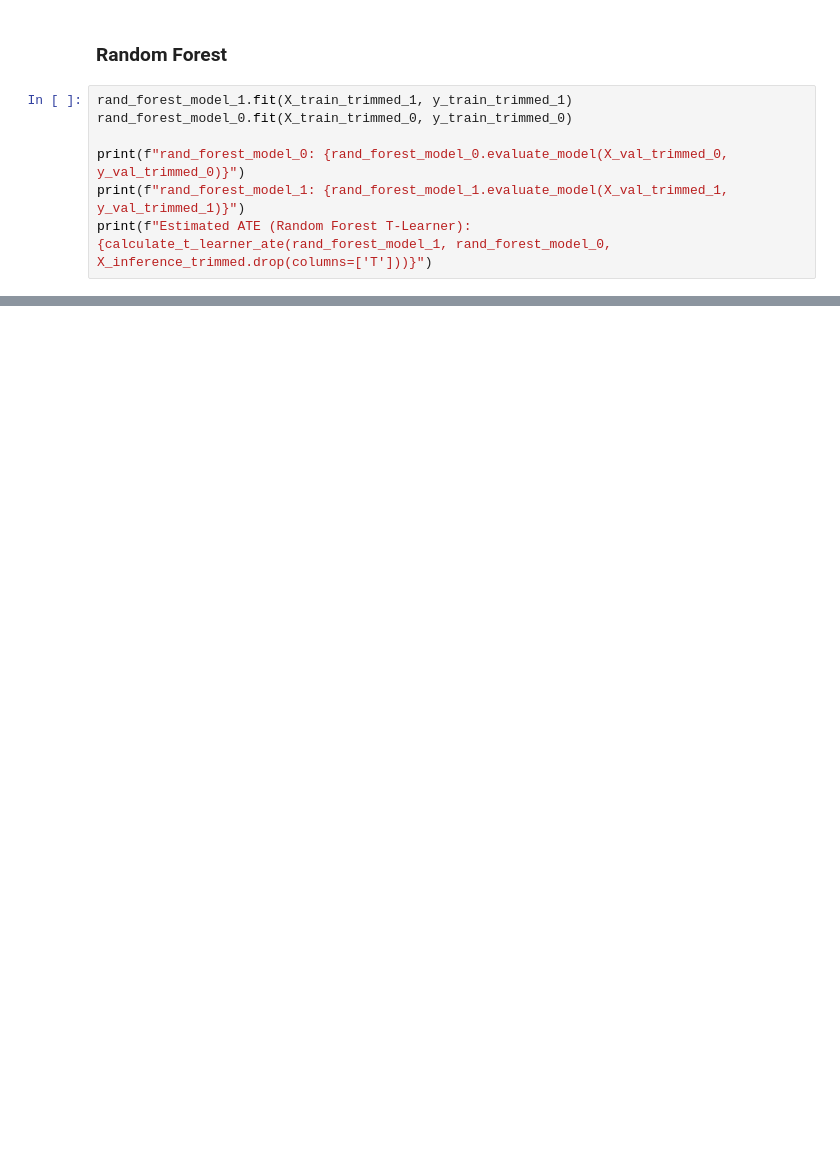
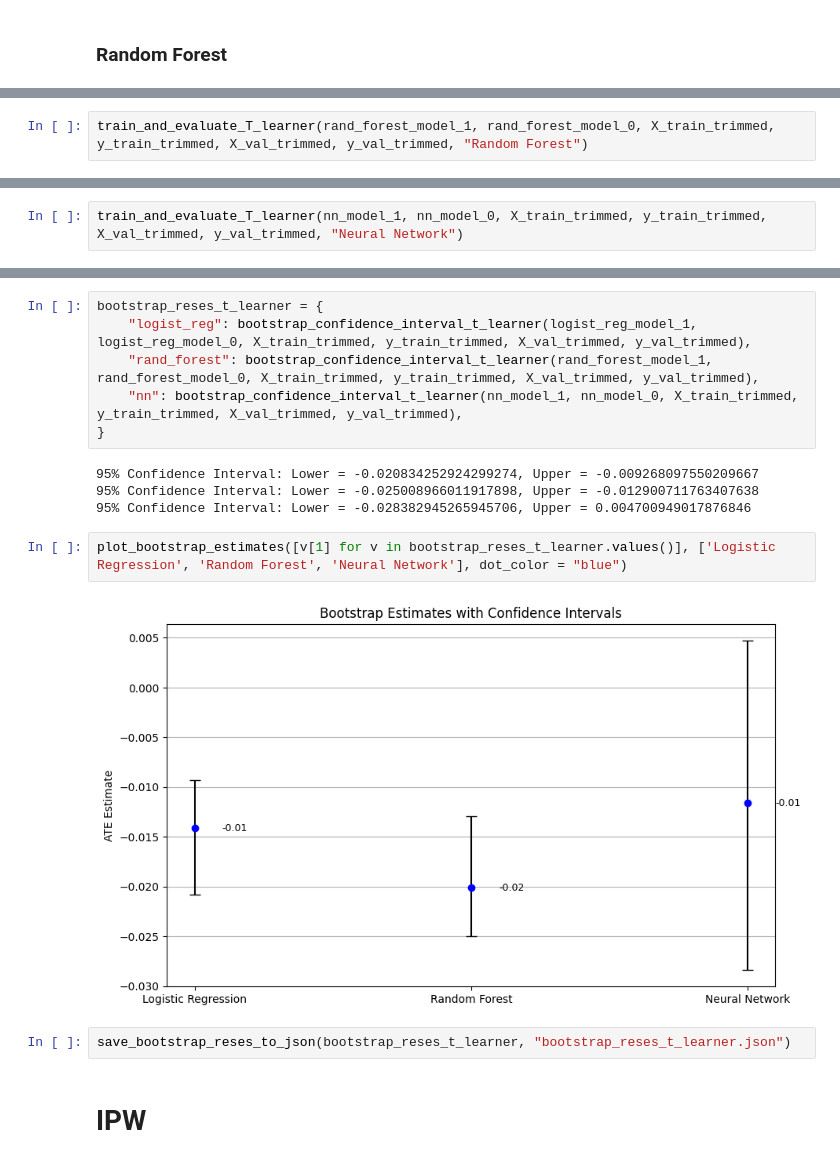
Before and after one commit to Noam-Sasson/Causal-Inference-Breastfeeding-and-Infant-Mortality, a Jupyter notebook: direct_estimation.ipynb, the cells around one changed output, grey strips where cells are left out. Drawn from its saved outputs; the diff is of its cells as text; blank space fills up the shorter version.

```diff
--- a/direct_estimation.ipynb
+++ b/direct_estimation.ipynb
@@ -969,9 +994,2 @@ Estimated ATE (Logistic Regression T-Learner): 0.10715320730970185
 # %% [markdown]
 ### Random Forest
-# %%
-rand_forest_model_1.fit(X_train_trimmed_1, y_train_trimmed_1)
-rand_forest_model_0.fit(X_train_trimmed_0, y_train_trimmed_0)
-
-print(f"rand_forest_model_0: {rand_forest_model_0.evaluate_model(X_val_trimmed_0, y_val_trimmed_0)}")
-print(f"rand_forest_model_1: {rand_forest_model_1.evaluate_model(X_val_trimmed_1, y_val_trimmed_1)}")
-print(f"Estimated ATE (Random Forest T-Learner): {calculate_t_learner_ate(rand_forest_model_1, rand_forest_model_0, X_inference_trimmed.drop(columns=['T']))}")
@@ -981,0 +996,2 @@ Estimated ATE (Random Forest T-Learner): -0.006268061041143996
+# %%
+train_and_evaluate_T_learner(rand_forest_model_1, rand_forest_model_0, X_train_trimmed, y_train_trimmed, X_val_trimmed, y_val_trimmed, "Random Forest")
@@ -981,0 +1006,2 @@ Estimated ATE (Random Forest T-Learner): -0.006268061041143996
+# %%
+train_and_evaluate_T_learner(nn_model_1, nn_model_0, X_train_trimmed, y_train_trimmed, X_val_trimmed, y_val_trimmed, "Neural Network")
@@ -981,0 +1058,18 @@ Estimated ATE (Random Forest T-Learner): -0.006268061041143996
+# %%
+bootstrap_reses_t_learner = {
+    "logist_reg": bootstrap_confidence_interval_t_learner(logist_reg_model_1, logist_reg_model_0, X_train_trimmed, y_train_trimmed, X_val_trimmed, y_val_trimmed),
+    "rand_forest": bootstrap_confidence_interval_t_learner(rand_forest_model_1, rand_forest_model_0, X_train_trimmed, y_train_trimmed, X_val_trimmed, y_val_trimmed),
+    "nn": bootstrap_confidence_interval_t_learner(nn_model_1, nn_model_0, X_train_trimmed, y_train_trimmed, X_val_trimmed, y_val_trimmed),
+}
+# %% [output]
+95% Confidence Interval: Lower = -0.020834252924299274, Upper = -0.009268097550209667
+95% Confidence Interval: Lower = -0.025008966011917898, Upper = -0.012900711763407638
+95% Confidence Interval: Lower = -0.028382945265945706, Upper = 0.004700949017876846
+# %%
+plot_bootstrap_estimates([v[1] for v in bootstrap_reses_t_learner.values()], ['Logistic Regression', 'Random Forest', 'Neural Network'], dot_color = "blue")
+# %% [output]
+[figure, added]
+# %%
+save_bootstrap_reses_to_json(bootstrap_reses_t_learner, "bootstrap_reses_t_learner.json")
+# %% [markdown]
+# IPW
```
Also changed, not shown: parts of 46 cells of this notebook, 1 other file.
